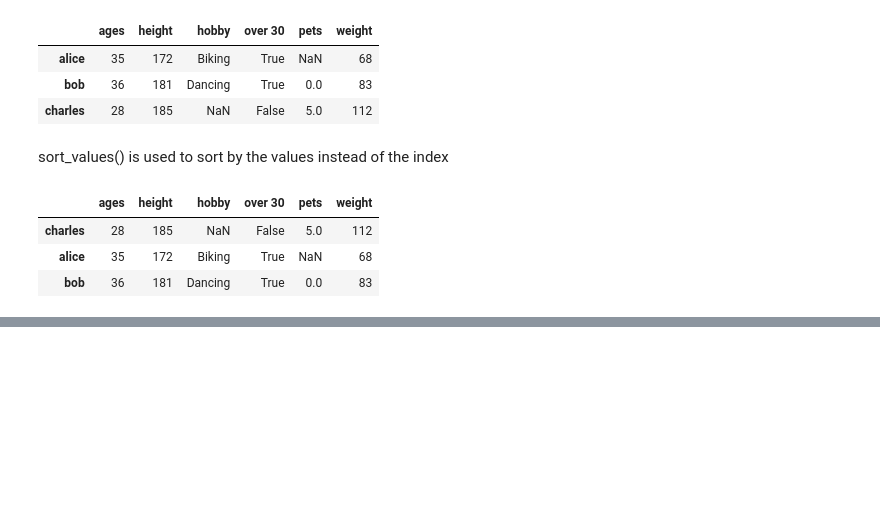
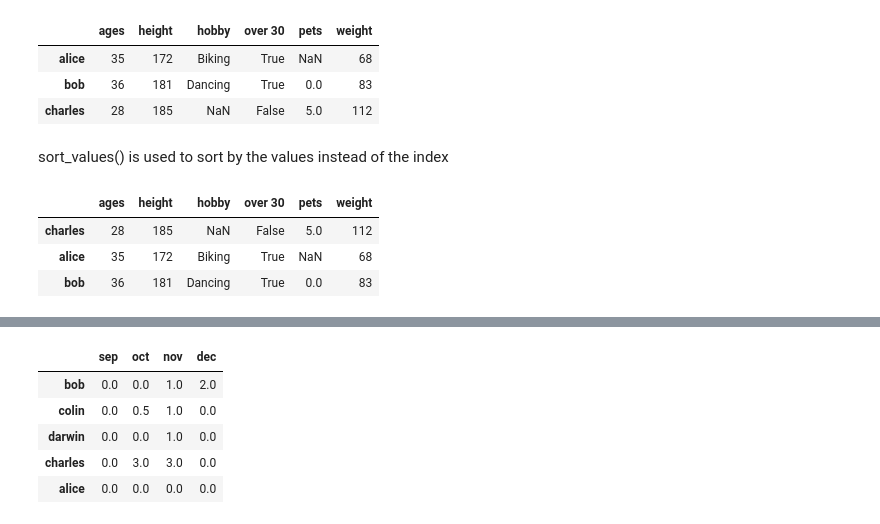
Before and after one commit to nagendraputhane/NumPy-Pandas, a Jupyter notebook: pandas.ipynb, the cells around one changed output, grey strips where cells are left out. Saved outputs shown, nothing was run; the diff lists cells and outputs as text; code cells hidden in the pictures; blank space fills up the shorter version.

```diff
--- a/pandas.ipynb
+++ b/pandas.ipynb
@@ -503,0 +644,13 @@ people
+# %%
+better_bonus_points = bonus_points.copy()
+better_bonus_points.insert(0, "sep", 0)
+better_bonus_points.loc["alice"] = 0
+better_bonus_points = better_bonus_points.interpolate(axis=1)
+better_bonus_points
+# %% [output]
+|  | sep | oct | nov | dec |
+| bob | 0.0 | 0.0 | 1.0 | 2.0 |
+| colin | 0.0 | 0.5 | 1.0 | 0.0 |
+| darwin | 0.0 | 0.0 | 1.0 | 0.0 |
+| charles | 0.0 | 3.0 | 3.0 | 0.0 |
+| alice | 0.0 | 0.0 | 0.0 | 0.0 |
```
Also changed, not shown: parts of 24 cells of this notebook.
